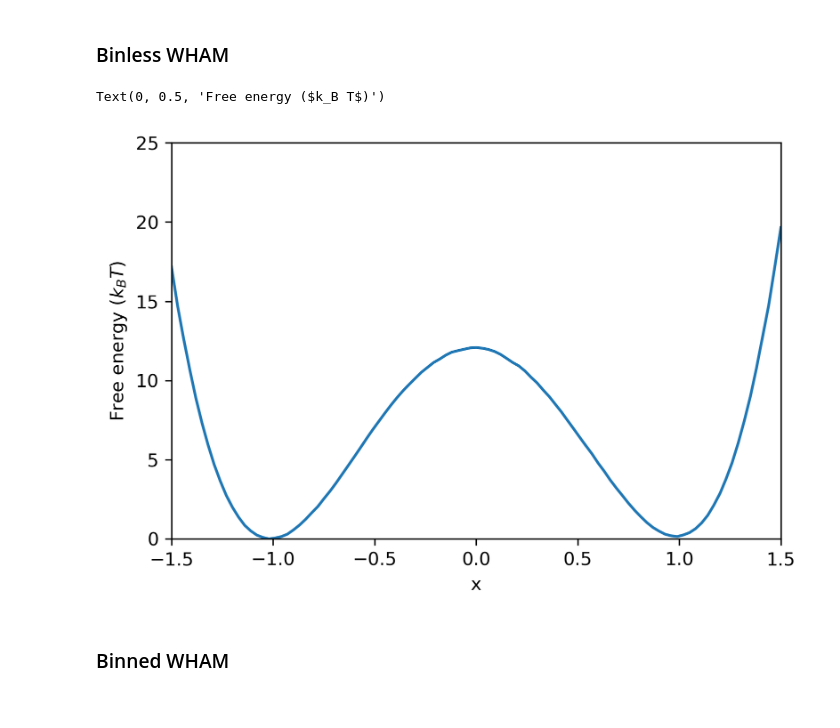
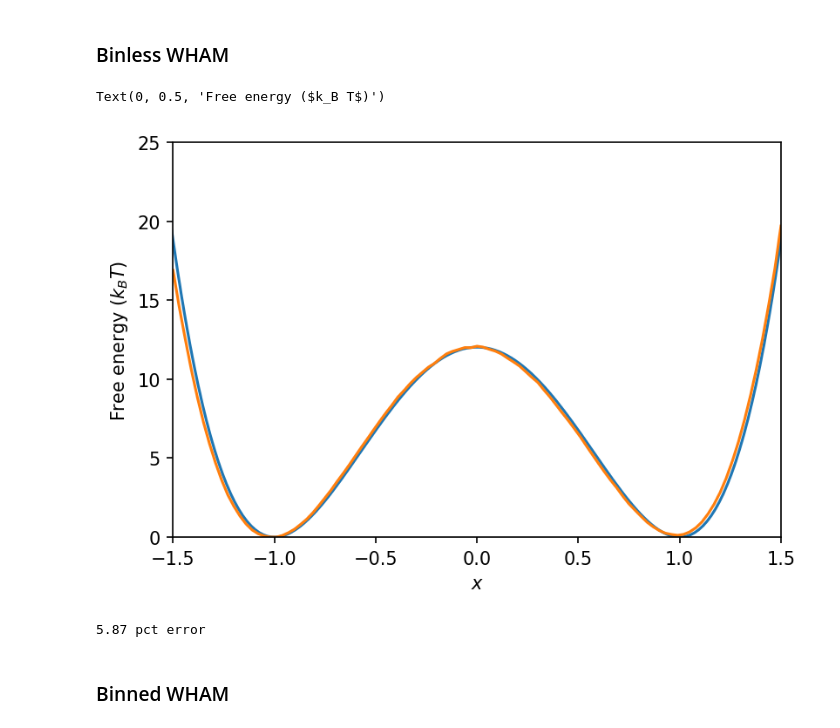
Before and after one commit to apallath/WHAM, a Jupyter notebook: examples/1_1D_umbrella_sampling.ipynb, the cells around one changed output. Drawn from its saved outputs; the diff is of its cells as text; code cells hidden in the pictures.

```diff
--- a/examples/1_1D_umbrella_sampling.ipynb
+++ b/examples/1_1D_umbrella_sampling.ipynb
@@ -279,8 +280,8 @@ vis.scatter_traj_projection_x(traj[2000::10])  # only every 10, for speed
 # %%
 fig, ax = vis.plot_potential()
 
-cm = plt.get_cmap('gist_gray')
-ax.set_prop_cycle(color=[cm(1.*i/len(x_win)) for i in range(len(x_win))])
+cmap = plt.get_cmap('gist_gray')
+ax.set_prop_cycle(color=[cmap(1.*i/len(x_win)) for i in range(len(x_win))])
 
 for x_0 in x_win:
     t, traj = single_particle_ld.TrajectoryReader("examples_out/1D_US/biased/k{}x{:.2f}/traj.dat".format(kappa, x_0)).read_traj()
@@ -290,7 +291,7 @@ for x_0 in x_win:
 # %% [markdown]
 ### Visualizing histograms along $x$ coordinate
 # %%
-fig, ax = plt.subplots(dpi=300)
+fig, ax = plt.subplots(dpi=150)
 
 cmap = plt.get_cmap('spring')
 ax.set_prop_cycle(color=[cmap(1.*i/len(x_win)) for i in range(len(x_win))])
@@ -330,16 +331,22 @@ beta = 1000 / (8.3145 * 300)
 # %%
 calc_binless = binless.Calc1D()
 bF, _, _ = calc_binless.compute_betaF_profile(x_it, x_bin, u_i, beta=beta)
-#fig, ax, _, _ = vis.plot_projection_x()
-fig, ax = plt.subplots(dpi=300)
-ax.plot(x_bin, bF - np.min(bF))
+bF = bF - np.min(bF)
+fig, ax, _, _ = vis.plot_projection_x()
+ax.plot(x_bin, bF)
 ax.set_xlim(-1.5, 1.5)
 ax.set_ylim(0, 25)
-ax.set_xlabel("x")
 ax.set_ylabel(r"Free energy ($k_B T$)")
 # %% [output]
 Text(0, 0.5, 'Free energy ($k_B T$)')
-[figure, old version]
+[figure, new version]
+# %%
+# Compute L2 relative error
+bF_true = beta * (30 * (x_bin ** 2 - 1) ** 2)
+L2_relative = np.sqrt(np.sum((bF - bF_true) ** 2)) / np.sqrt(np.sum(bF_true ** 2))
+print("{:.2f} pct error".format(L2_relative * 100))
+# %% [output]
+5.87 pct error
 # %% [markdown]
 ### Binned WHAM
 # %%
```
Also changed, not shown: parts of 13 cells of this notebook.
